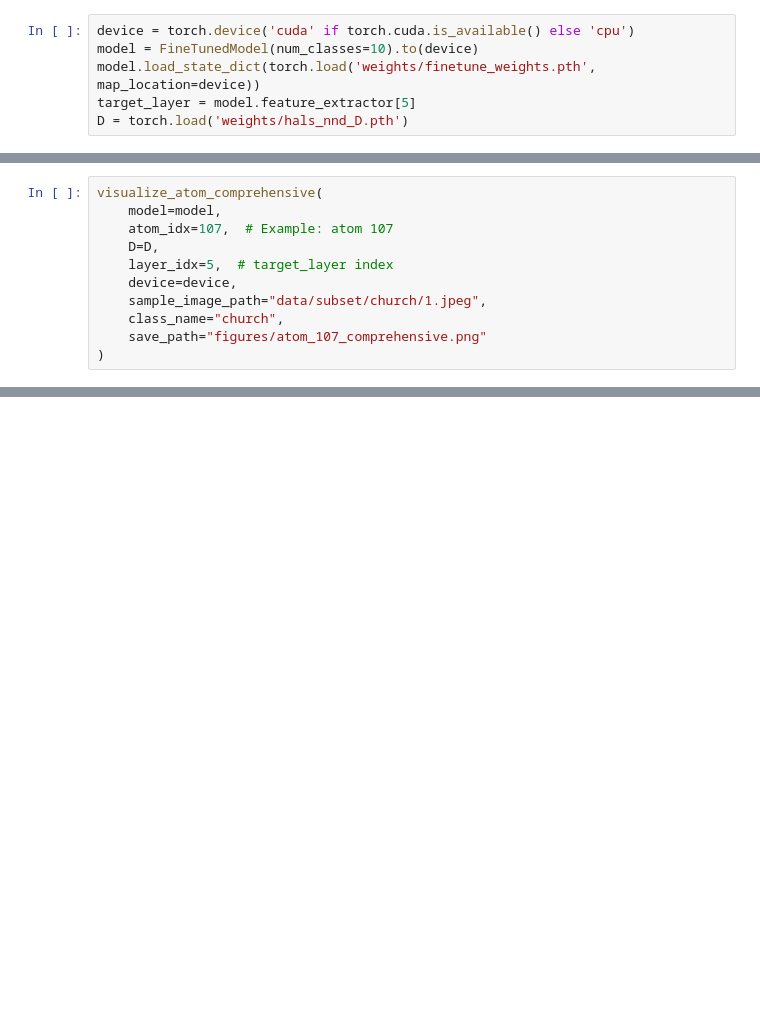
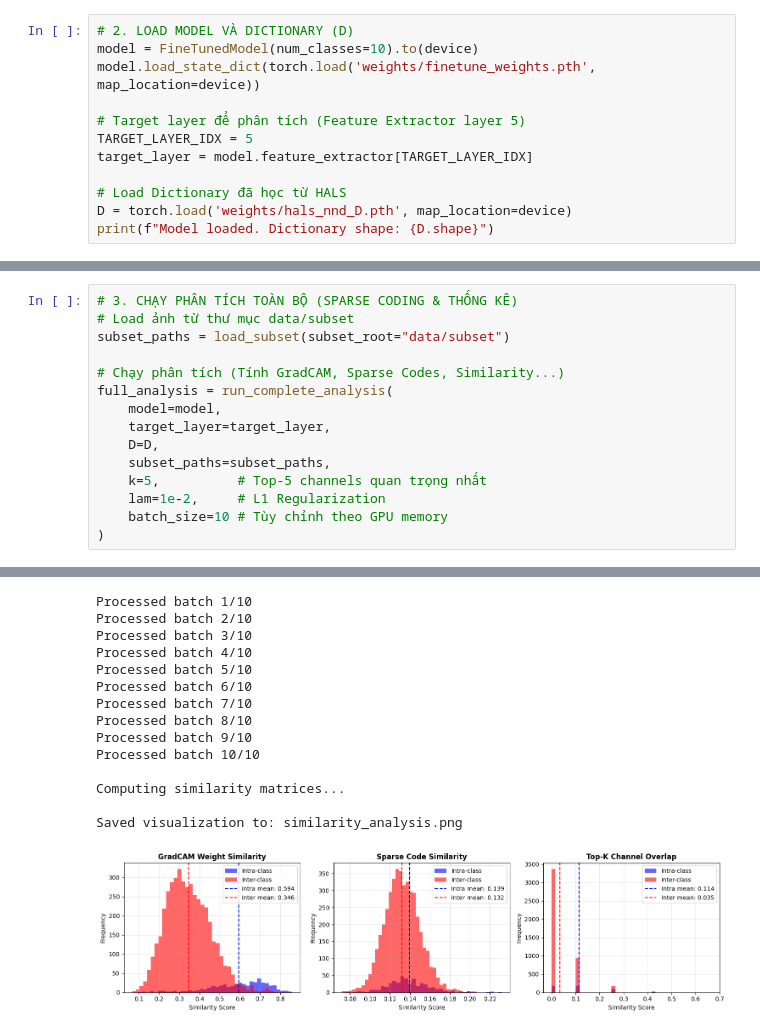
Before and after one commit to Tamnt240904/HALS-NND-, a Jupyter notebook: analyze.ipynb, the cells around one changed output, grey strips where cells are left out. Saved outputs shown, nothing was run; the diff lists cells and outputs as text; blank space fills up the shorter version.

```diff
--- a/analyze.ipynb
+++ b/analyze.ipynb
@@ -18,6 +18,12 @@ from src.model import FineTunedModel
 # %%
-device = torch.device('cuda' if torch.cuda.is_available() else 'cpu')
+# 2. LOAD MODEL VÀ DICTIONARY (D)
 model = FineTunedModel(num_classes=10).to(device)
 model.load_state_dict(torch.load('weights/finetune_weights.pth', map_location=device))
-target_layer = model.feature_extractor[5]
-D = torch.load('weights/hals_nnd_D.pth')
+
+# Target layer để phân tích (Feature Extractor layer 5)
+TARGET_LAYER_IDX = 5
+target_layer = model.feature_extractor[TARGET_LAYER_IDX]
+
+# Load Dictionary đã học từ HALS
+D = torch.load('weights/hals_nnd_D.pth', map_location=device)
+print(f"Model loaded. Dictionary shape: {D.shape}")
@@ -991,11 +32,16 @@ visualize_class_unique_atoms_comprehensive(
-# %%
-visualize_atom_comprehensive(
-    model=model,
-    atom_idx=107,  # Example: atom 107
-    D=D,
-    layer_idx=5,  # target_layer index
-    device=device,
-    sample_image_path="data/subset/church/1.jpeg",
-    class_name="church",
-    save_path="figures/atom_107_comprehensive.png"
-)
+# %%
+# 3. CHẠY PHÂN TÍCH TOÀN BỘ (SPARSE CODING & THỐNG KÊ)
+# Load ảnh từ thư mục data/subset
+subset_paths = load_subset(subset_root="data/subset")
+
+# Chạy phân tích (Tính GradCAM, Sparse Codes, Similarity...)
+full_analysis = run_complete_analysis(
+    model=model,
+    target_layer=target_layer,
+    D=D,
+    subset_paths=subset_paths,
+    k=5,          # Top-5 channels quan trọng nhất
+    lam=1e-2,     # L1 Regularization
+    batch_size=10 # Tùy chỉnh theo GPU memory
+)
+# %% [output]
@@ -1001,0 +64,15 @@ visualize_atom_comprehensive(
+Processed batch 1/10
+Processed batch 2/10
+Processed batch 3/10
+Processed batch 4/10
+Processed batch 5/10
+Processed batch 6/10
+Processed batch 7/10
+Processed batch 8/10
+Processed batch 9/10
+Processed batch 10/10
+
+Computing similarity matrices...
+
+Saved visualization to: similarity_analysis.png
+[figure, added]
```
Also changed, not shown: parts of 21 cells of this notebook, 5 other files.
